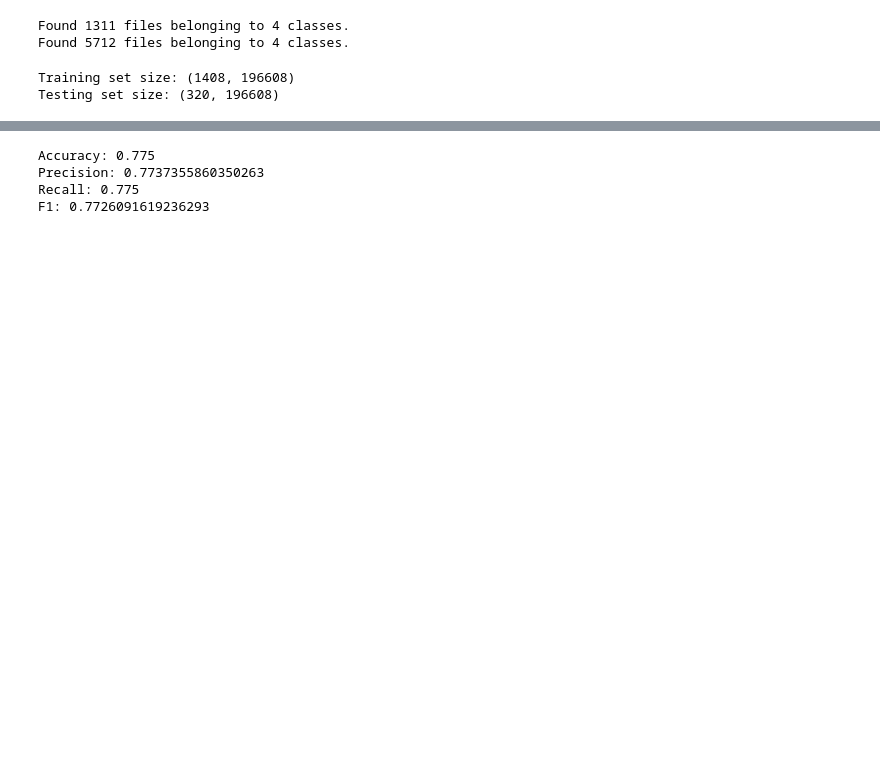
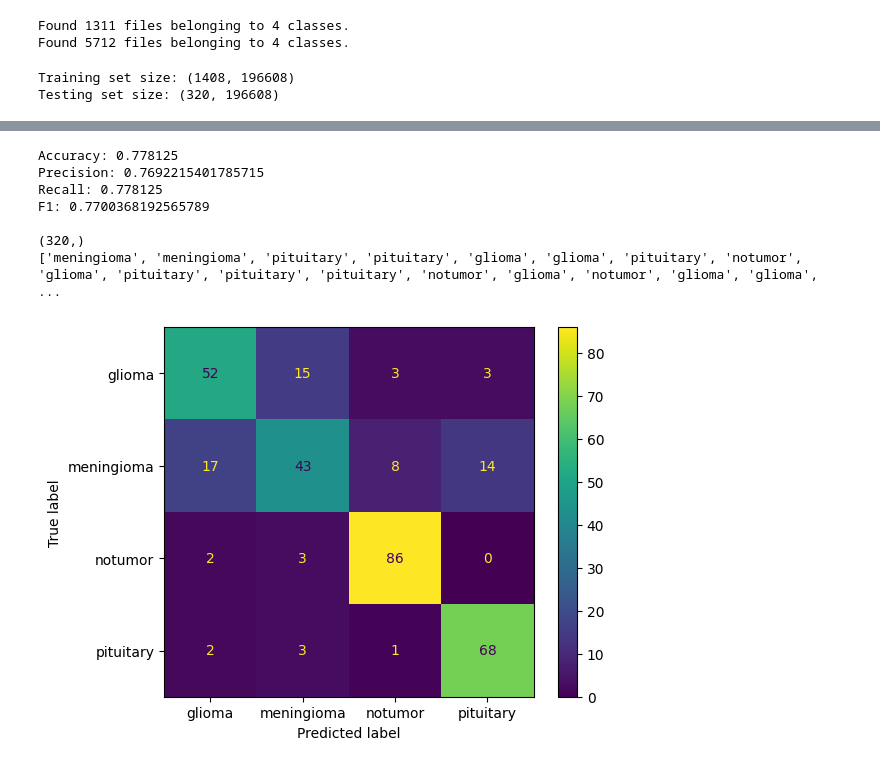
Before and after one commit to ZafeerAbbasi/MSE_413, a Jupyter notebook: Lab4/Part2.ipynb, the cells around one changed output, grey strips where cells are left out. Cells and saved outputs as stored; diff of their text form; code cells hidden in the pictures; blank space fills up the shorter version.

```diff
--- a/Lab4/Part2.ipynb
+++ b/Lab4/Part2.ipynb
@@ -44,0 +41,4 @@ model = OneVsRestClassifier(percep).fit(scaled_x_train, y_train)
+# %%
+%%time
+model = make_pipeline(MinMaxScaler((0, 1)), OneVsRestClassifier(Perceptron()))
+model.fit(x_train, y_train)
@@ -45,12 +51,22 @@ model = OneVsRestClassifier(percep).fit(scaled_x_train, y_train)
 # %%
-from sklearn.metrics import accuracy_score
-outputs = model.predict(scaler.transform(x_test))
+outputs = model.predict(x_test)
 print("Accuracy: {}".format(accuracy_score(y_test, outputs)))
 print("Precision: {}".format(precision_score(y_test, outputs, average='weighted')))
 print("Recall: {}".format(recall_score(y_test, outputs, average='weighted')))
 print("F1: {}".format(f1_score(y_test, outputs, average='weighted')))
+print()
+conf_mat = confusion_matrix(y_test, outputs)
+print(np.shape(outputs))
+test_labels = [training.class_names[int(x)] for x in y_test]
+output_labels = [training.class_names[int(x)] for x in outputs]
+print(output_labels)
+conf_mat_plt = ConfusionMatrixDisplay.from_predictions(test_labels, output_labels)
 # %% [output]
-Accuracy: 0.775
-Precision: 0.7737355860350263
-Recall: 0.775
-F1: 0.7726091619236293
+Accuracy: 0.778125
+Precision: 0.7692215401785715
+Recall: 0.778125
+F1: 0.7700368192565789
+
+(320,)
+['meningioma', 'meningioma', 'pituitary', 'pituitary', 'glioma', 'glioma', 'pituitary', 'notumor', 'glioma', 'pituitary', 'pituitary', 'pituitary', 'notumor', 'glioma', 'notumor', 'glioma', 'glioma',  ...
+[figure, added]
```
Also changed, not shown: parts of 3 cells of this notebook, 2 other files.
